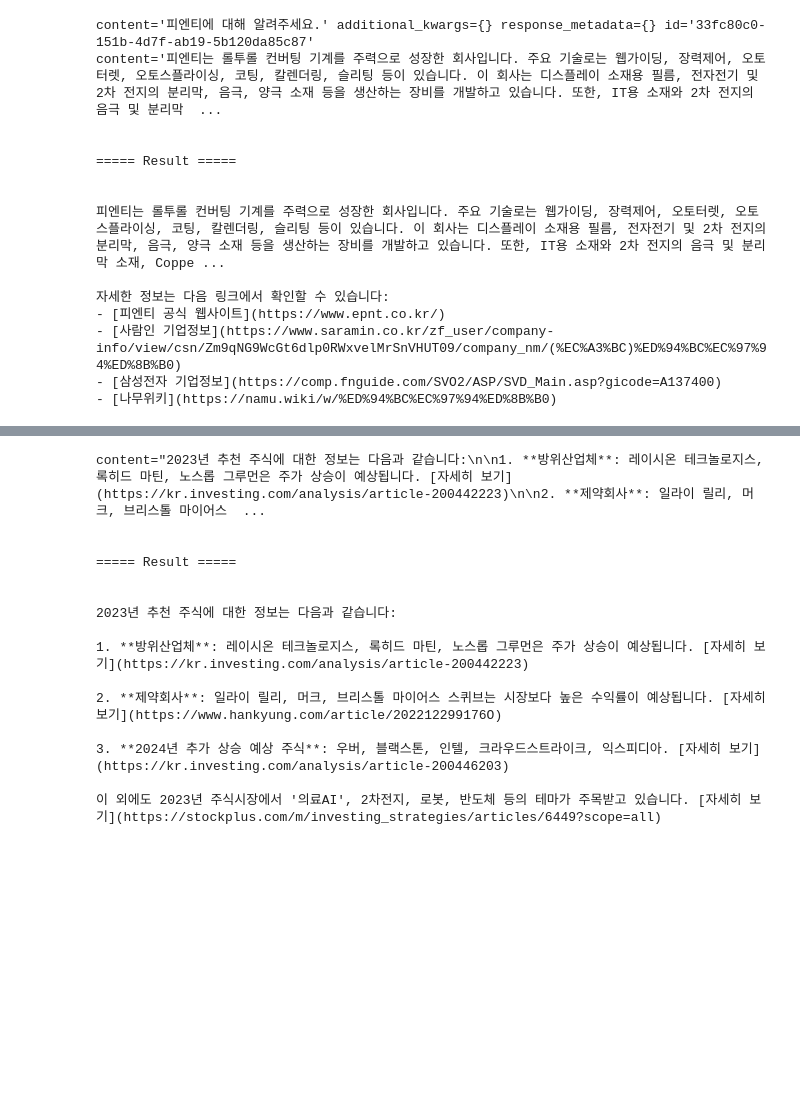
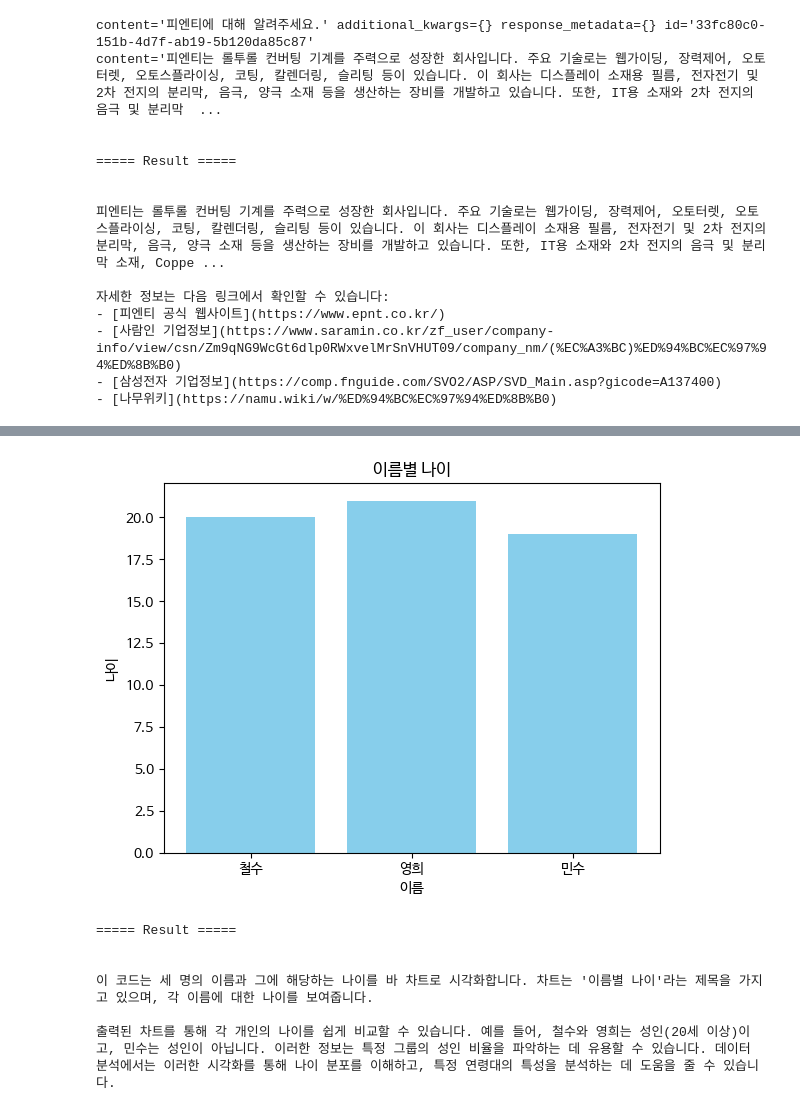
Before and after one commit to Ukbang/Agent_with_EtNews, a Jupyter notebook: Part3_test2.ipynb, the cells around one changed output, grey strips where cells are left out. Cells and saved outputs as stored; diff of their text form; code cells hidden in the pictures; blank space fills up the shorter version.

```diff
--- a/Part3_test2.ipynb
+++ b/Part3_test2.ipynb
@@ -351,0 +399,13 @@ def tools(state:State):
+# %%
+answer_checker = llm.with_structured_output(AnswerChecker)
+# %%
+def answer(state:State):
+
+    result = llm_with_tools.invoke(state["messages"][-1].content)
+
+    if hasattr(result, "tool_calls") and len(result.tool_calls) > 0:
+        tool_calls = getattr(result, "tool_calls")[0]
+        print("답변이 충분하지 않습니다. 도구 호출로 돌아갑니다.")
+        return {"tool_call": tool_calls}
+    else:
+        return state
@@ -358,25 +449,34 @@ def pretty_print(state:State):
 # %%
 graph = StateGraph(State)
 # %%
+graph.add_node("history_node", history_node)
 graph.add_node("intent_node", intent_node)
 graph.add_node("stock_search", stock_search)
 graph.add_node("memory_chat", memory_chat)
 graph.add_node("select", select)
 graph.add_node("tools", tools)
+graph.add_node("answer", answer)
 graph.add_node("pretty_print", pretty_print)
 
-graph.add_conditional_edges(START,
+
+graph.add_edge(START, "history_node")
+graph.add_conditional_edges("history_node",
                             history_check,
                             {"yes":"memory_chat",
                              "no":"intent_node"})
 graph.add_conditional_edges("intent_node",
                             intent_check,
-                            {"code":"stock_search",
-                             "tool":"select"})
+                            {"tool":"select",
+                             "code":"stock_search"
+                             })
 graph.add_edge("stock_search", "tools")
 graph.add_edge("select", "tools")
-graph.add_edge("tools", "pretty_print")
-graph.add_edge("memory_chat", "pretty_print")
+graph.add_edge("tools", "answer")
+graph.add_edge("memory_chat", "answer")
+graph.add_conditional_edges("answer",
+                            answer_check,
+                            {"end":"pretty_print",
+                             "tool":"select"})
 graph.add_edge("pretty_print", END);
 # %%
 memory = MemorySaver()
@@ -384,8 +484,6 @@ memory = MemorySaver()
 app = graph.compile(checkpointer=memory)
 # %%
 config = RunnableConfig(recursion_limit=10, configurable={"thread_id": "1054"})
-# %%
-app = graph.compile()
 # %%
 app
 # %% [output]
@@ -428,30 +545,22 @@ result
 # %%
 result = app.invoke({"messages":("user", """import pandas as pd
 import matplotlib.pyplot as plt
 
 df = pd.DataFrame({'이름': ['철수', '영희', '민수'], '나이': [20, 21, 19]})
 df['성인여부'] = df['나이'] >= 20
 
 plt.bar(df['이름'], df['나이'], color='skyblue')
 plt.title('이름별 나이')
 plt.xlabel('이름')
 plt.ylabel('나이')
 plt.show()
-""")})
+""")}, config=config)
 # %% [output]
+[figure, added]
-content="2023년 추천 주식에 대한 정보는 다음과 같습니다:\n\n1. **방위산업체**: 레이시온 테크놀로지스, 록히드 마틴, 노스롭 그루먼은 주가 상승이 예상됩니다. [자세히 보기](https://kr.investing.com/analysis/article-200442223)\n\n2. **제약회사**: 일라이 릴리, 머크, 브리스톨 마이어스  ...
-
-
 ===== Result =====
 
 
-2023년 추천 주식에 대한 정보는 다음과 같습니다:
+이 코드는 세 명의 이름과 그에 해당하는 나이를 바 차트로 시각화합니다. 차트는 '이름별 나이'라는 제목을 가지고 있으며, 각 이름에 대한 나이를 보여줍니다.
 
-1. **방위산업체**: 레이시온 테크놀로지스, 록히드 마틴, 노스롭 그루먼은 주가 상승이 예상됩니다. [자세히 보기](https://kr.investing.com/analysis/article-200442223)
-
-2. **제약회사**: 일라이 릴리, 머크, 브리스톨 마이어스 스퀴브는 시장보다 높은 수익률이 예상됩니다. [자세히 보기](https://www.hankyung.com/article/202212299176O)
-
-3. **2024년 추가 상승 예상 주식**: 우버, 블랙스톤, 인텔, 크라우드스트라이크, 익스피디아. [자세히 보기](https://kr.investing.com/analysis/article-200446203)
-
-이 외에도 2023년 주식시장에서 '의료AI', 2차전지, 로봇, 반도체 등의 테마가 주목받고 있습니다. [자세히 보기](https://stockplus.com/m/investing_strategies/articles/6449?scope=all)
+출력된 차트를 통해 각 개인의 나이를 쉽게 비교할 수 있습니다. 예를 들어, 철수와 영희는 성인(20세 이상)이고, 민수는 성인이 아닙니다. 이러한 정보는 특정 그룹의 성인 비율을 파악하는 데 유용할 수 있습니다. 데이터 분석에서는 이러한 시각화를 통해 나이 분포를 이해하고, 특정 연령대의 특성을 분석하는 데 도움을 줄 수 있습니다.
 # %%
```
Also changed, not shown: parts of 27 cells of this notebook.
